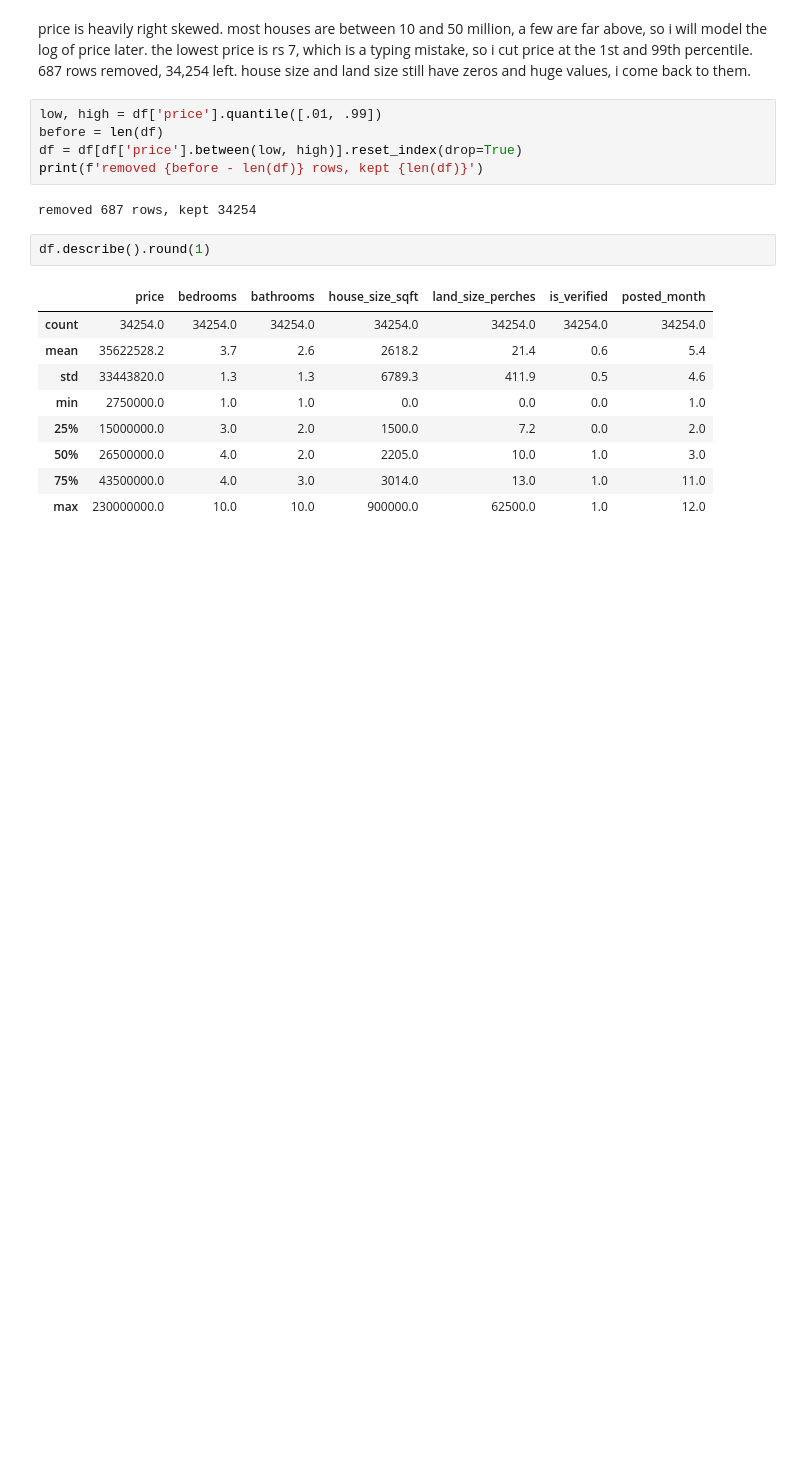
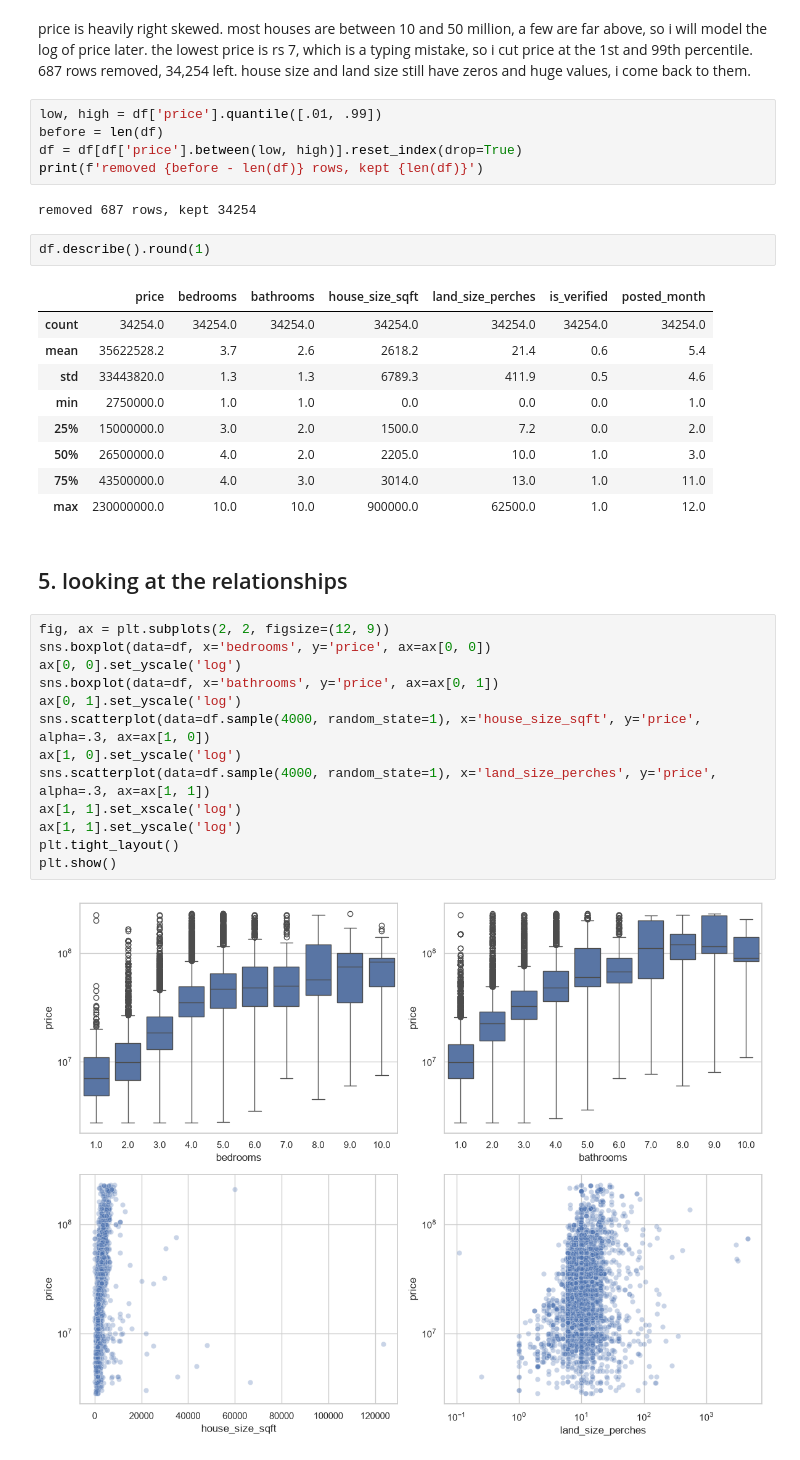
Before and after one commit to dsameendra/lk-ensemble-lab, a Jupyter notebook: notebooks/eda.ipynb, the cells around one changed output. Drawn from its saved outputs; the diff is of its cells as text; blank space fills up the shorter version.

Commit message:
add relationships and cleaned data

```diff
--- a/notebooks/eda.ipynb
+++ b/notebooks/eda.ipynb
@@ -172,3 +172,20 @@ df.describe().round(1)
 | 50% | 26500000.0 | 4.0 | 2.0 | 2205.0 | 10.0 | 1.0 | 3.0 |
 | 75% | 43500000.0 | 4.0 | 3.0 | 3014.0 | 13.0 | 1.0 | 11.0 |
 | max | 230000000.0 | 10.0 | 10.0 | 900000.0 | 62500.0 | 1.0 | 12.0 |
+# %% [markdown]
+## 5. looking at the relationships
+# %%
+fig, ax = plt.subplots(2, 2, figsize=(12, 9))
+sns.boxplot(data=df, x='bedrooms', y='price', ax=ax[0, 0])
+ax[0, 0].set_yscale('log')
+sns.boxplot(data=df, x='bathrooms', y='price', ax=ax[0, 1])
+ax[0, 1].set_yscale('log')
+sns.scatterplot(data=df.sample(4000, random_state=1), x='house_size_sqft', y='price', alpha=.3, ax=ax[1, 0])
+ax[1, 0].set_yscale('log')
+sns.scatterplot(data=df.sample(4000, random_state=1), x='land_size_perches', y='price', alpha=.3, ax=ax[1, 1])
+ax[1, 1].set_xscale('log')
+ax[1, 1].set_yscale('log')
+plt.tight_layout()
+plt.show()
+# %% [output]
+[figure, added]
```
Also changed, not shown: parts of 5 cells of this notebook, 1 other file.
